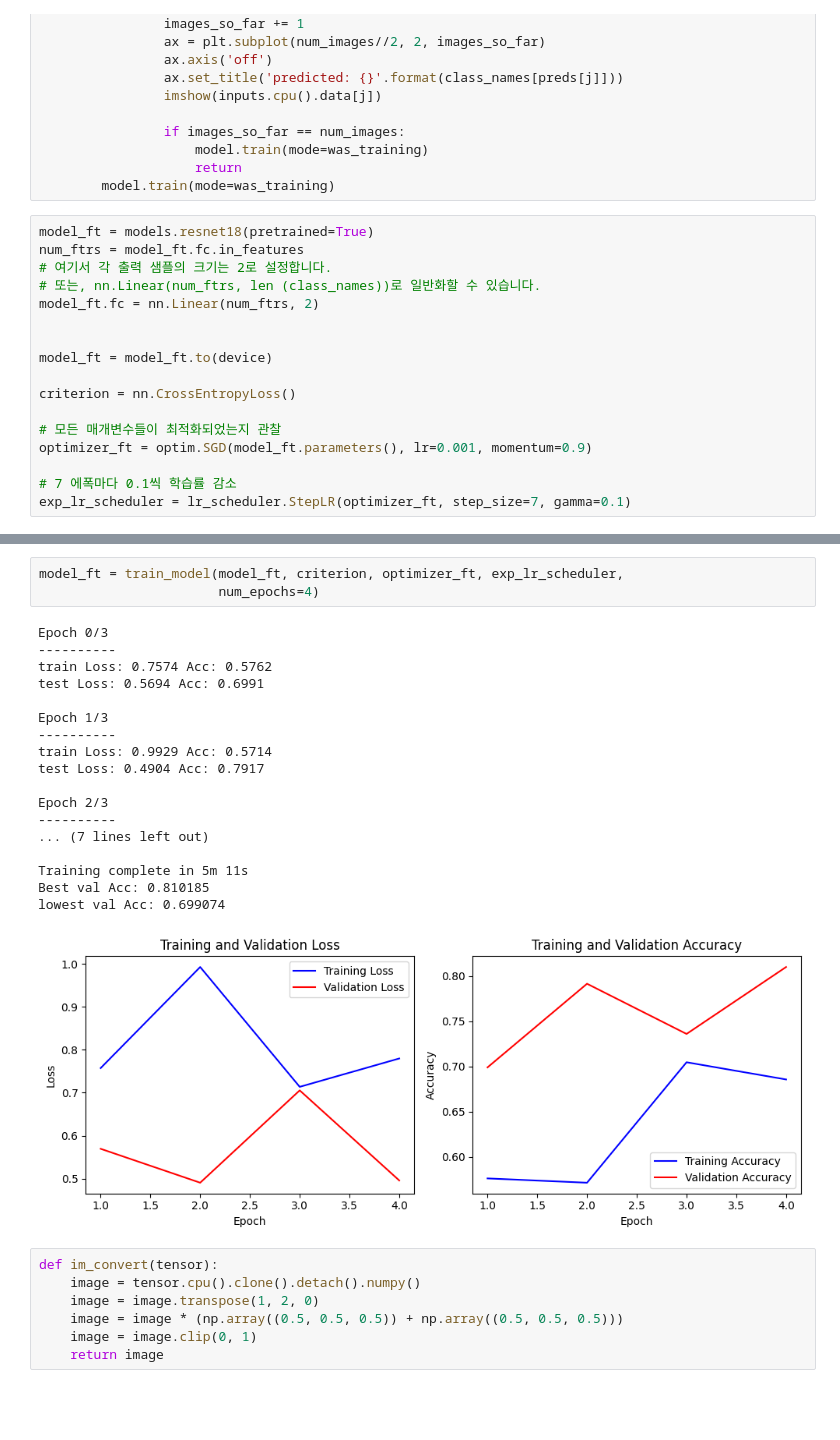
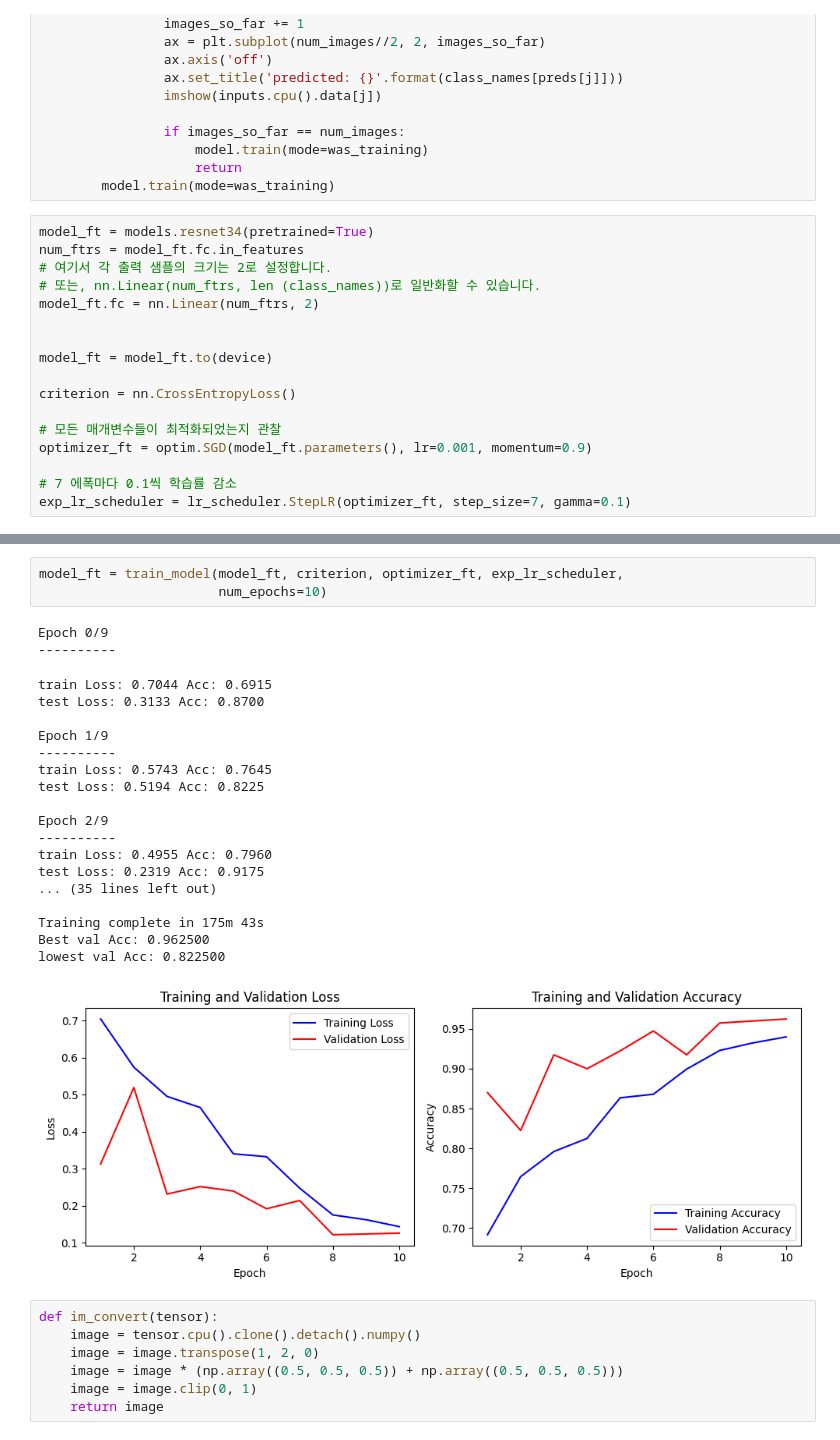
Before and after one commit to SummerToday/ManAndGirl_Classification_TransperLearning, a Jupyter notebook: manandgirl(real).ipynb, the cells around one changed output, grey strips where cells are left out. Saved outputs shown, nothing was run; the diff lists cells and outputs as text; blank space fills up the shorter version.

Commit message:
1000 200 resnet34

```diff
--- a/manandgirl(real).ipynb
+++ b/manandgirl(real).ipynb
@@ -344,7 +346,7 @@ def visualize_model(model, num_images=6):
                     return
         model.train(mode=was_training)
 # %%
-model_ft = models.resnet18(pretrained=True)
+model_ft = models.resnet34(pretrained=True)
 num_ftrs = model_ft.fc.in_features
 # 여기서 각 출력 샘플의 크기는 2로 설정합니다.
 # 또는, nn.Linear(num_ftrs, len (class_names))로 일반화할 수 있습니다.
@@ -363,25 +367,27 @@ exp_lr_scheduler = lr_scheduler.StepLR(optimizer_ft, step_size=7, gamma=0.1)
 # %%
 model_ft = train_model(model_ft, criterion, optimizer_ft, exp_lr_scheduler,
-                       num_epochs=4)
+                       num_epochs=10)
 # %% [output]
-Epoch 0/3
+Epoch 0/9
 ----------
-train Loss: 0.7574 Acc: 0.5762
-test Loss: 0.5694 Acc: 0.6991
-
-Epoch 1/3
-----------
-train Loss: 0.9929 Acc: 0.5714
-test Loss: 0.4904 Acc: 0.7917
-
-Epoch 2/3
-----------
-... (7 lines left out)
-
-Training complete in 5m 11s
-Best val Acc: 0.810185
-lowest val Acc: 0.699074
+train Loss: 0.7044 Acc: 0.6915
+test Loss: 0.3133 Acc: 0.8700
+
+Epoch 1/9
+----------
+train Loss: 0.5743 Acc: 0.7645
+test Loss: 0.5194 Acc: 0.8225
+
+Epoch 2/9
+----------
+train Loss: 0.4955 Acc: 0.7960
+test Loss: 0.2319 Acc: 0.9175
+... (35 lines left out)
+
+Training complete in 175m 43s
+Best val Acc: 0.962500
+lowest val Acc: 0.822500
-[figure, old version]
+[figure, new version]
 # %%
 def im_convert(tensor):
     image = tensor.cpu().clone().detach().numpy()
```
Also changed, not shown: parts of 8 cells of this notebook.
